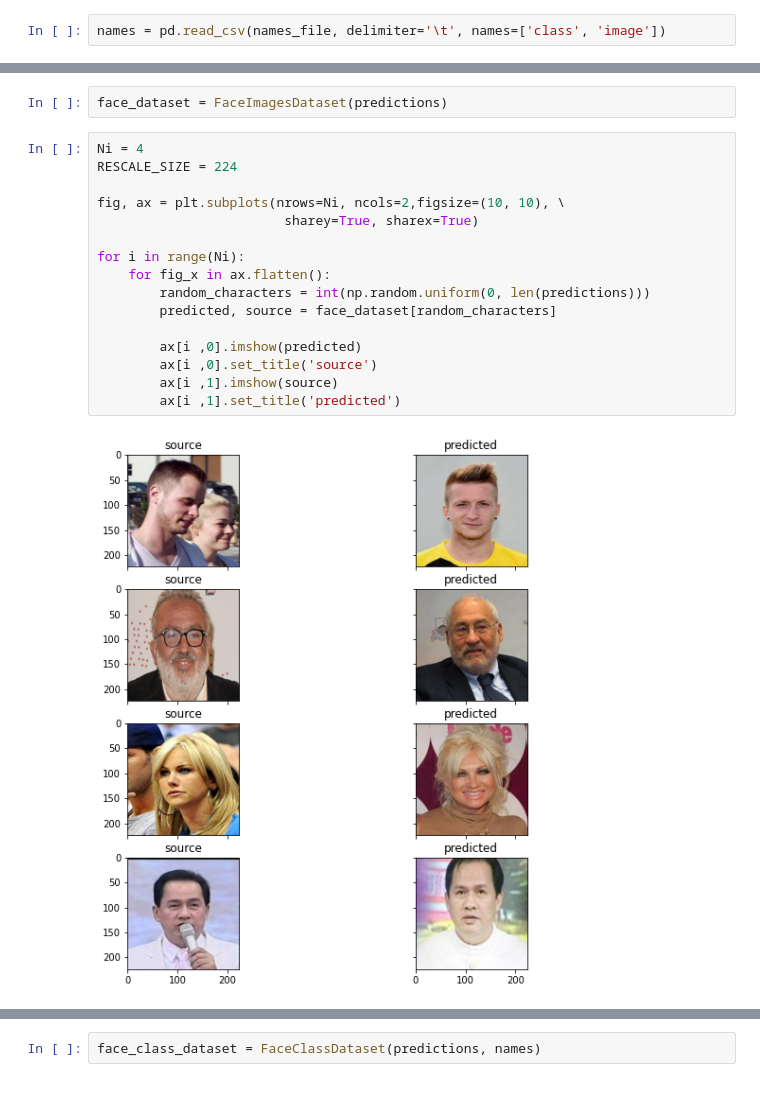
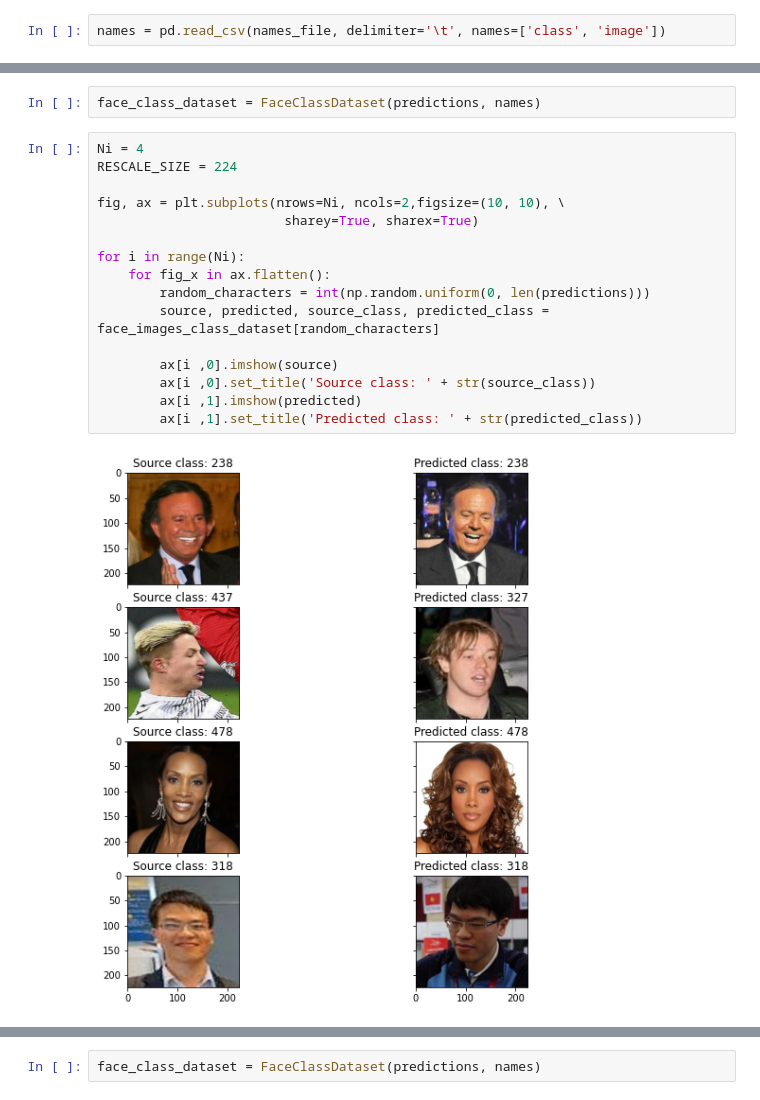
Before and after one commit to care1e55/face_similarity, a Jupyter notebook: face_prediction.ipynb, the cells around one changed output, grey strips where cells are left out. Cells and saved outputs as stored; diff of their text form.

```diff
--- a/face_prediction.ipynb
+++ b/face_prediction.ipynb
@@ -126,23 +135,23 @@ class FaceImagesDataset(Dataset):
-# %%
-face_dataset = FaceImagesDataset(predictions)
+# %%
+face_class_dataset = FaceClassDataset(predictions, names)
 # %%
 Ni = 4
 RESCALE_SIZE = 224
 
 fig, ax = plt.subplots(nrows=Ni, ncols=2,figsize=(10, 10), \
                         sharey=True, sharex=True)
 
 for i in range(Ni):
     for fig_x in ax.flatten():
         random_characters = int(np.random.uniform(0, len(predictions)))
-        predicted, source = face_dataset[random_characters]
+        source, predicted, source_class, predicted_class = face_images_class_dataset[random_characters]
 
-        ax[i ,0].imshow(predicted)
-        ax[i ,0].set_title('source')
-        ax[i ,1].imshow(source)
-        ax[i ,1].set_title('predicted')
+        ax[i ,0].imshow(source)
+        ax[i ,0].set_title('Source class: ' + str(source_class))
+        ax[i ,1].imshow(predicted)
+        ax[i ,1].set_title('Predicted class: ' + str(predicted_class))
 # %% [output]
-[figure, old version]
+[figure, new version]
 # %%
 class FaceClassDataset(Dataset):
     """
```
Also changed, not shown: parts of 7 cells of this notebook, 1 other file.
